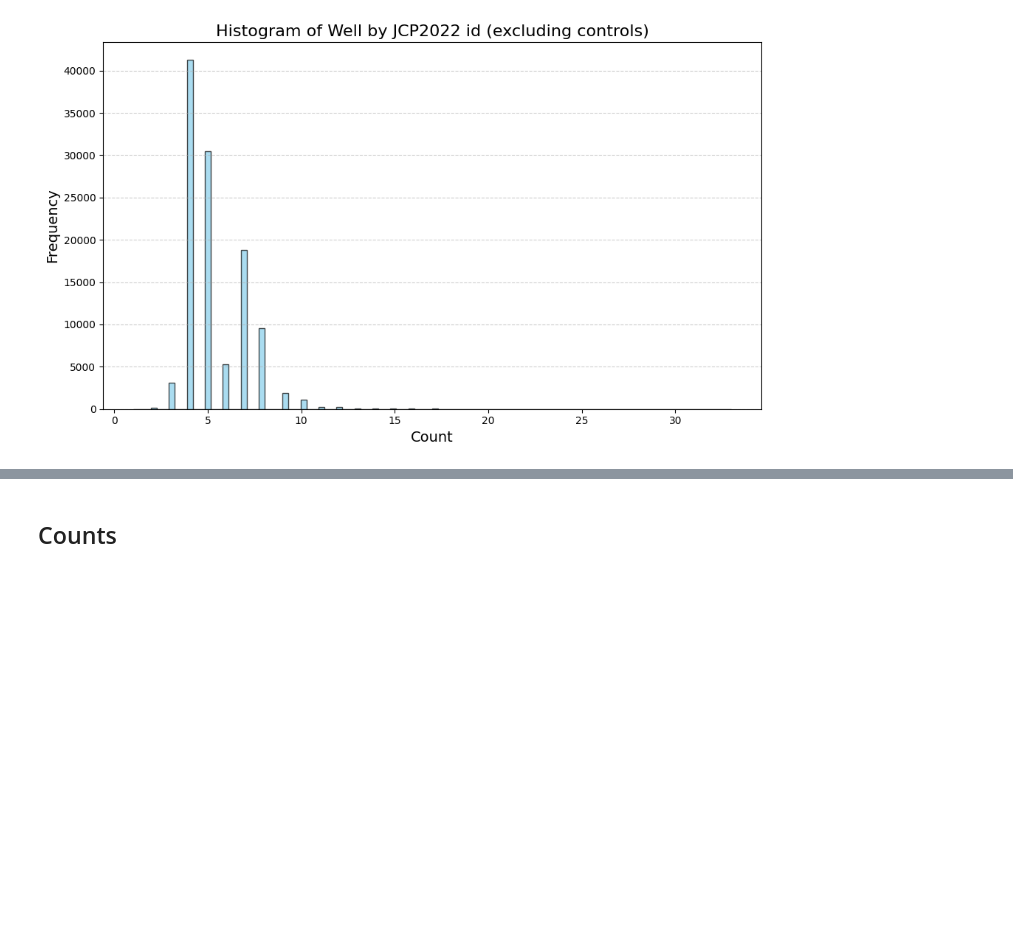
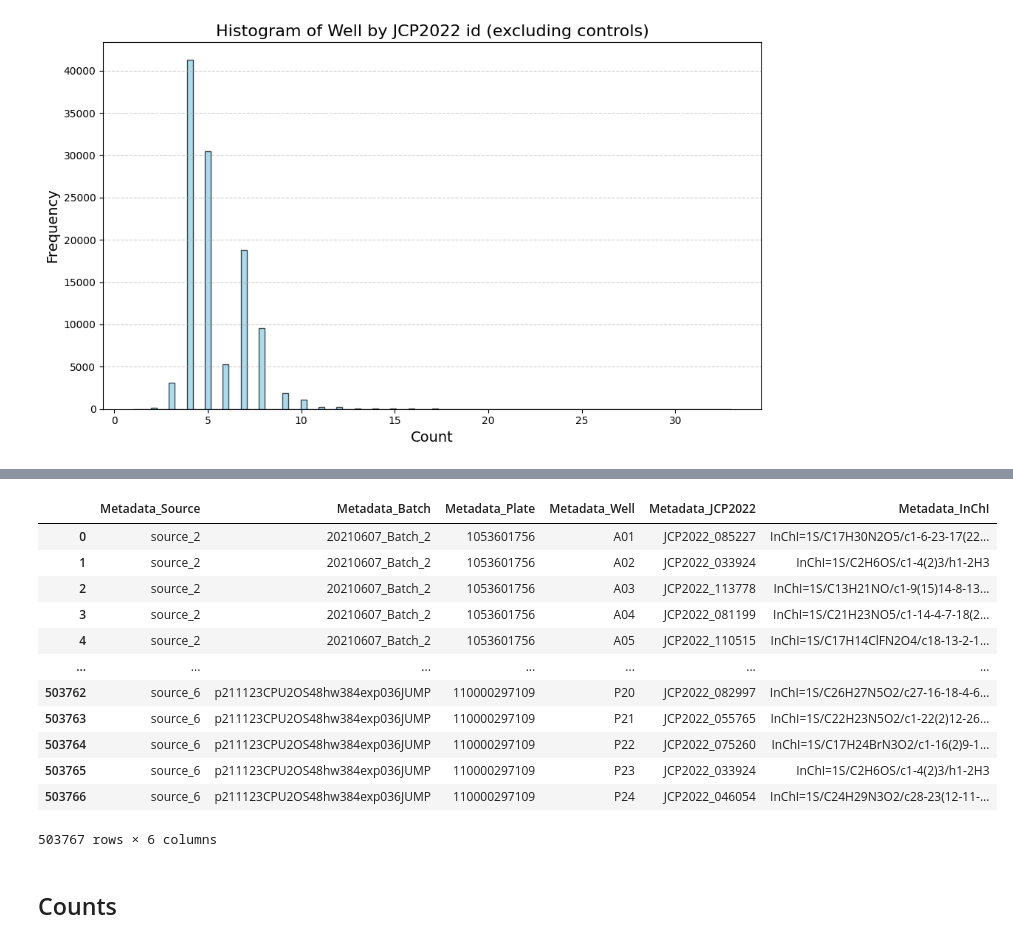
Before and after one commit to mxfly14/phenoseeker, a Jupyter notebook: check_emb_numbers.ipynb, the cells around one changed output, grey strips where cells are left out. Cells and saved outputs as stored; diff of their text form; code cells hidden in the pictures; blank space fills up the shorter version.

```diff
--- a/check_emb_numbers.ipynb
+++ b/check_emb_numbers.ipynb
@@ -151,3 +191,29 @@ plt.show()
+# %%
+n = 10
+
+# Grouper par batch et sélectionner les n premières plaques uniques
+filtered_df = (
+    ref_compound_df.groupby('Metadata_Batch')
+    .apply(lambda group: group[group['Metadata_Plate'].isin(group['Metadata_Plate'].unique()[:n])])
+    .reset_index(drop=True)
+)
+
+# Afficher le DataFrame filtré
+filtered_df
+# %% [output]
+|  | Metadata_Source | Metadata_Batch | Metadata_Plate | Metadata_Well | Metadata_JCP2022 | Metadata_InChI |
+| 0 | source_2 | 20210607_Batch_2 | 1053601756 | A01 | JCP2022_085227 | InChI=1S/C17H30N2O5/c1-6-23-17(22... |
+| 1 | source_2 | 20210607_Batch_2 | 1053601756 | A02 | JCP2022_033924 | InChI=1S/C2H6OS/c1-4(2)3/h1-2H3 |
+| 2 | source_2 | 20210607_Batch_2 | 1053601756 | A03 | JCP2022_113778 | InChI=1S/C13H21NO/c1-9(15)14-8-13... |
+| 3 | source_2 | 20210607_Batch_2 | 1053601756 | A04 | JCP2022_081199 | InChI=1S/C21H23NO5/c1-14-4-7-18(2... |
+| 4 | source_2 | 20210607_Batch_2 | 1053601756 | A05 | JCP2022_110515 | InChI=1S/C17H14ClFN2O4/c18-13-2-1... |
+| ... | ... | ... | ... | ... | ... | ... |
+| 503762 | source_6 | p211123CPU2OS48hw384exp036JUMP | 110000297109 | P20 | JCP2022_082997 | InChI=1S/C26H27N5O2/c27-16-18-4-6... |
+| 503763 | source_6 | p211123CPU2OS48hw384exp036JUMP | 110000297109 | P21 | JCP2022_055765 | InChI=1S/C22H23N5O2/c1-22(2)12-26... |
+| 503764 | source_6 | p211123CPU2OS48hw384exp036JUMP | 110000297109 | P22 | JCP2022_075260 | InChI=1S/C17H24BrN3O2/c1-16(2)9-1... |
+| 503765 | source_6 | p211123CPU2OS48hw384exp036JUMP | 110000297109 | P23 | JCP2022_033924 | InChI=1S/C2H6OS/c1-4(2)3/h1-2H3 |
+| 503766 | source_6 | p211123CPU2OS48hw384exp036JUMP | 110000297109 | P24 | JCP2022_046054 | InChI=1S/C24H29N3O2/c28-23(12-11-... |
+503767 rows × 6 columns
 # %% [markdown]
 ## Counts
 # %% [markdown]
```
Also changed, not shown: parts of 5 cells of this notebook, 4 other files.
